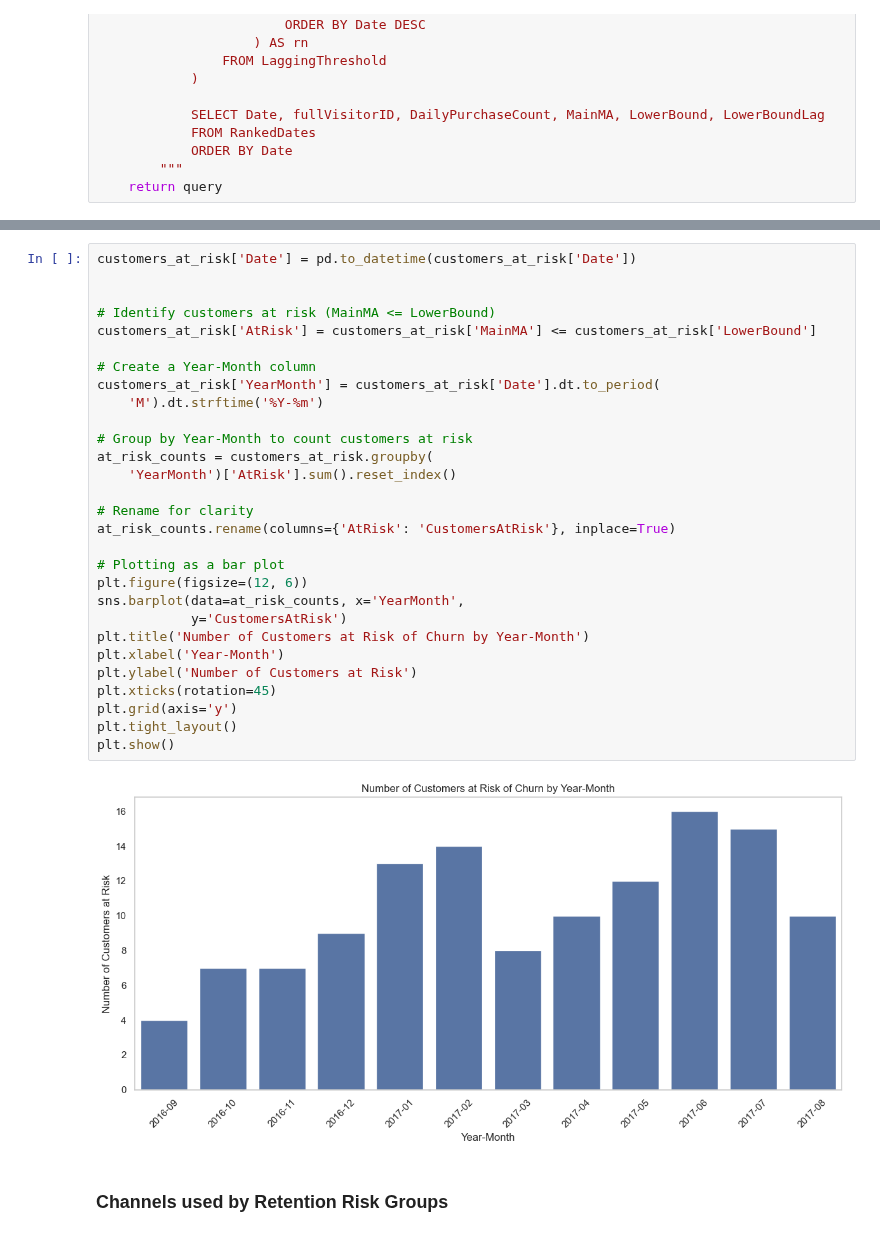
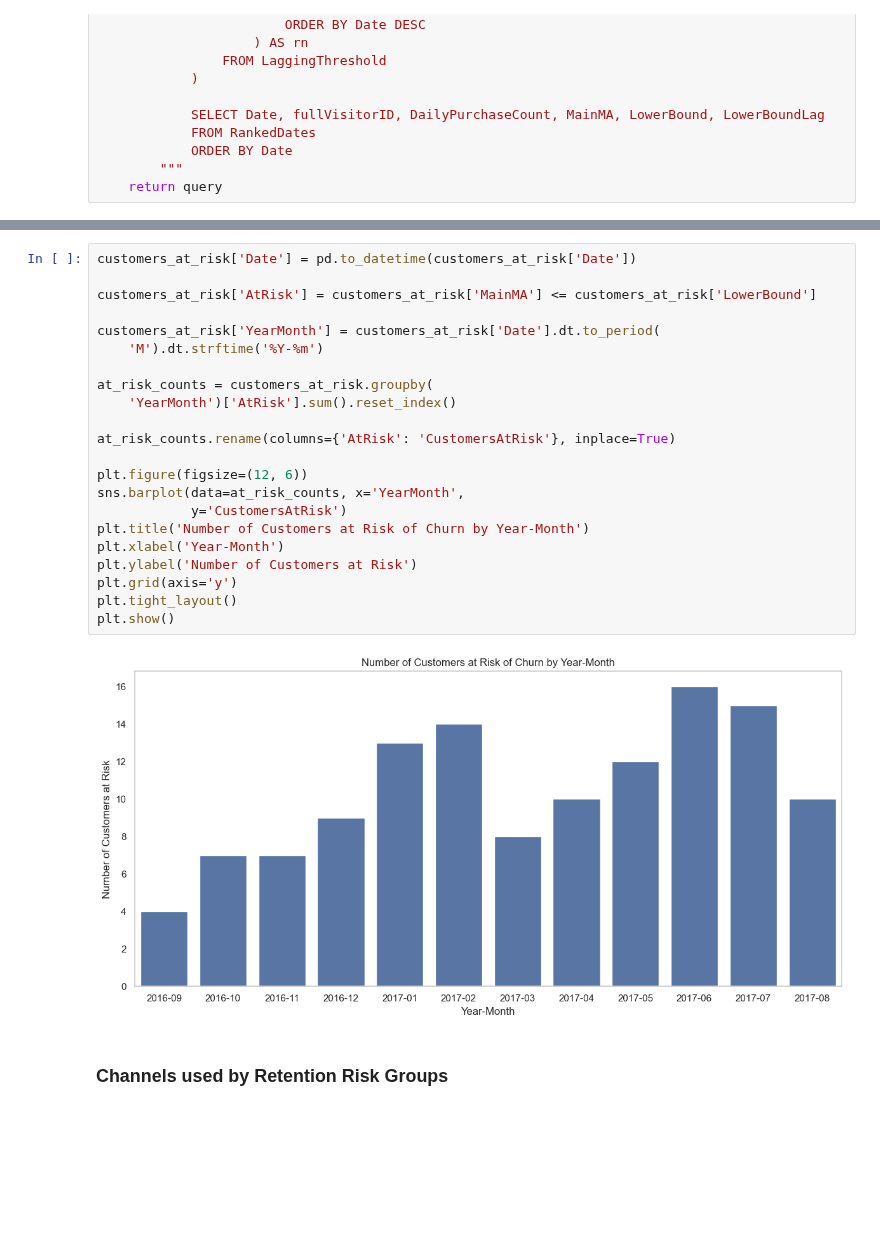
Before and after one commit to woobrandon/DSA3101-Potato-Wedges, a Jupyter notebook: SubgroupA/GoogleAnalyticsAnalysis.ipynb, the cells around one changed output, grey strips where cells are left out. Saved outputs shown, nothing was run; the diff lists cells and outputs as text; blank space fills up the shorter version.

```diff
--- a/SubgroupA/GoogleAnalyticsAnalysis.ipynb
+++ b/SubgroupA/GoogleAnalyticsAnalysis.ipynb
@@ -957,34 +967,27 @@ customers_at_risk = result_df_latest.query(
 # %%
 customers_at_risk['Date'] = pd.to_datetime(customers_at_risk['Date'])
 
-
-# Identify customers at risk (MainMA <= LowerBound)
 customers_at_risk['AtRisk'] = customers_at_risk['MainMA'] <= customers_at_risk['LowerBound']
 
-# Create a Year-Month column
 customers_at_risk['YearMonth'] = customers_at_risk['Date'].dt.to_period(
     'M').dt.strftime('%Y-%m')
 
-# Group by Year-Month to count customers at risk
 at_risk_counts = customers_at_risk.groupby(
     'YearMonth')['AtRisk'].sum().reset_index()
 
-# Rename for clarity
 at_risk_counts.rename(columns={'AtRisk': 'CustomersAtRisk'}, inplace=True)
 
-# Plotting as a bar plot
 plt.figure(figsize=(12, 6))
 sns.barplot(data=at_risk_counts, x='YearMonth',
             y='CustomersAtRisk')
 plt.title('Number of Customers at Risk of Churn by Year-Month')
 plt.xlabel('Year-Month')
 plt.ylabel('Number of Customers at Risk')
-plt.xticks(rotation=45)
 plt.grid(axis='y')
 plt.tight_layout()
 plt.show()
 # %% [output]
-[figure, old version]
+[figure, new version]
 # %% [markdown]
 ### Channels used by Retention Risk Groups
 # %%
```
Also changed, not shown: parts of 23 cells of this notebook.
